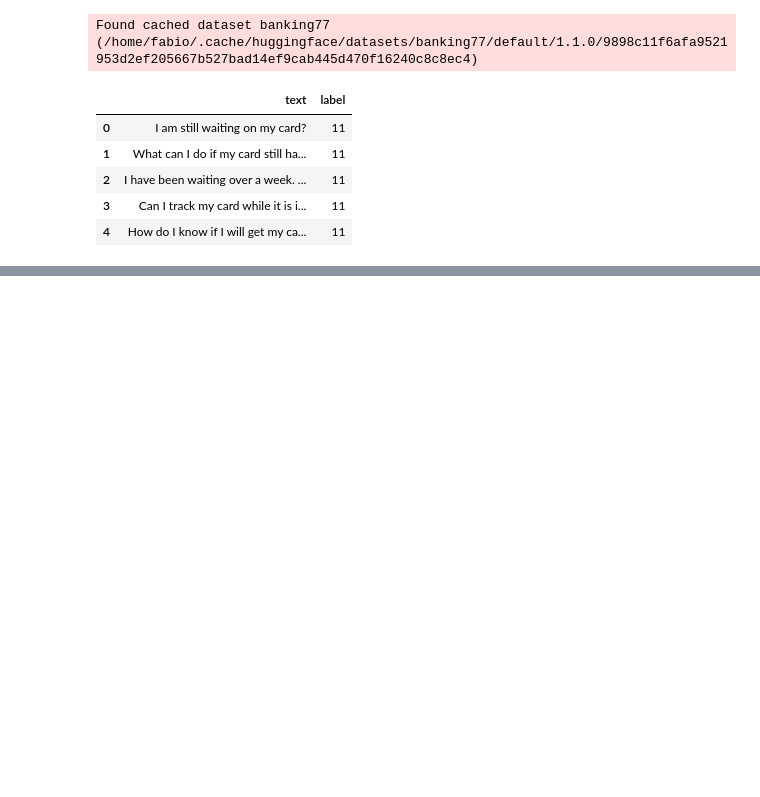
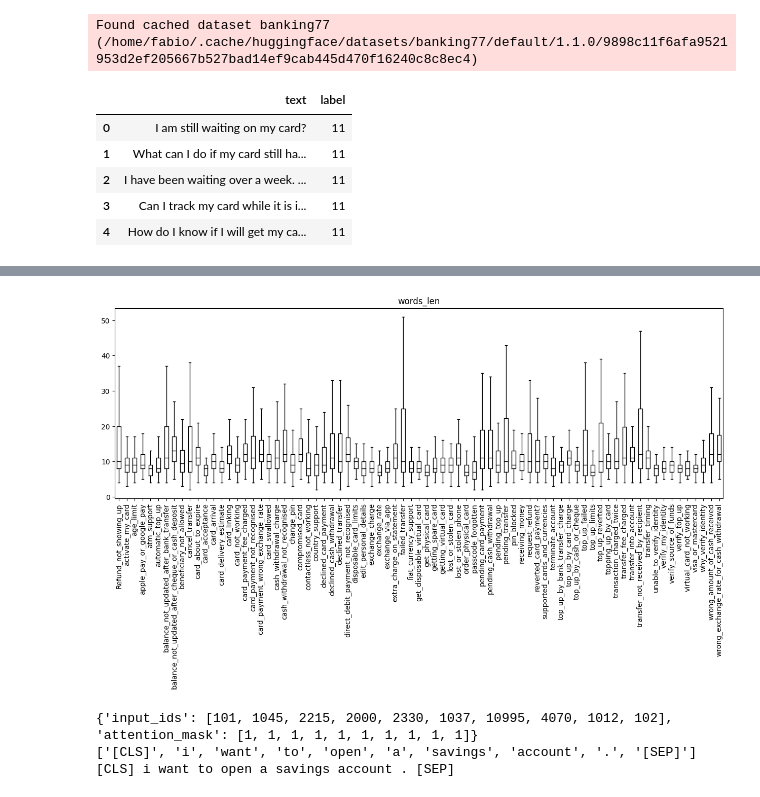
Before and after one commit to fabiogomez11c/llm_banking, a Jupyter notebook: notebook.ipynb, the cells around one changed output, grey strips where cells are left out. Saved outputs shown, nothing was run; the diff lists cells and outputs as text; code cells hidden in the pictures; blank space fills up the shorter version.

Commit message:
tokenizer imported

```diff
--- a/notebook.ipynb
+++ b/notebook.ipynb
@@ -49,0 +47,17 @@ Dataset({
+# %%
+train_df["words_len"] = train_df["text"].str.split().apply(len)
+train_df.boxplot(
+    by="label_name",
+    column="words_len",
+    grid=False,
+    figsize=(15, 5),
+    showfliers=False,
+    color="black",
+)
+plt.suptitle("")
+plt.xlabel("")
+# 90 rotation for x axis tick labels
+plt.xticks(rotation=90)
+plt.show()
+# %% [output]
+[figure, added]
@@ -49,0 +67,11 @@ Dataset({
+# %%
+text = "I want to open a savings account."
+token_text = tokenizer(text)
+tokens = tokenizer.convert_ids_to_tokens(token_text.input_ids)
+print(token_text)
+print(tokens)
+print(tokenizer.convert_tokens_to_string(tokens))
+# %% [output]
+{'input_ids': [101, 1045, 2215, 2000, 2330, 1037, 10995, 4070, 1012, 102], 'attention_mask': [1, 1, 1, 1, 1, 1, 1, 1, 1, 1]}
+['[CLS]', 'i', 'want', 'to', 'open', 'a', 'savings', 'account', '.', '[SEP]']
+[CLS] i want to open a savings account . [SEP]
```
Also changed, not shown: parts of 5 cells of this notebook.
